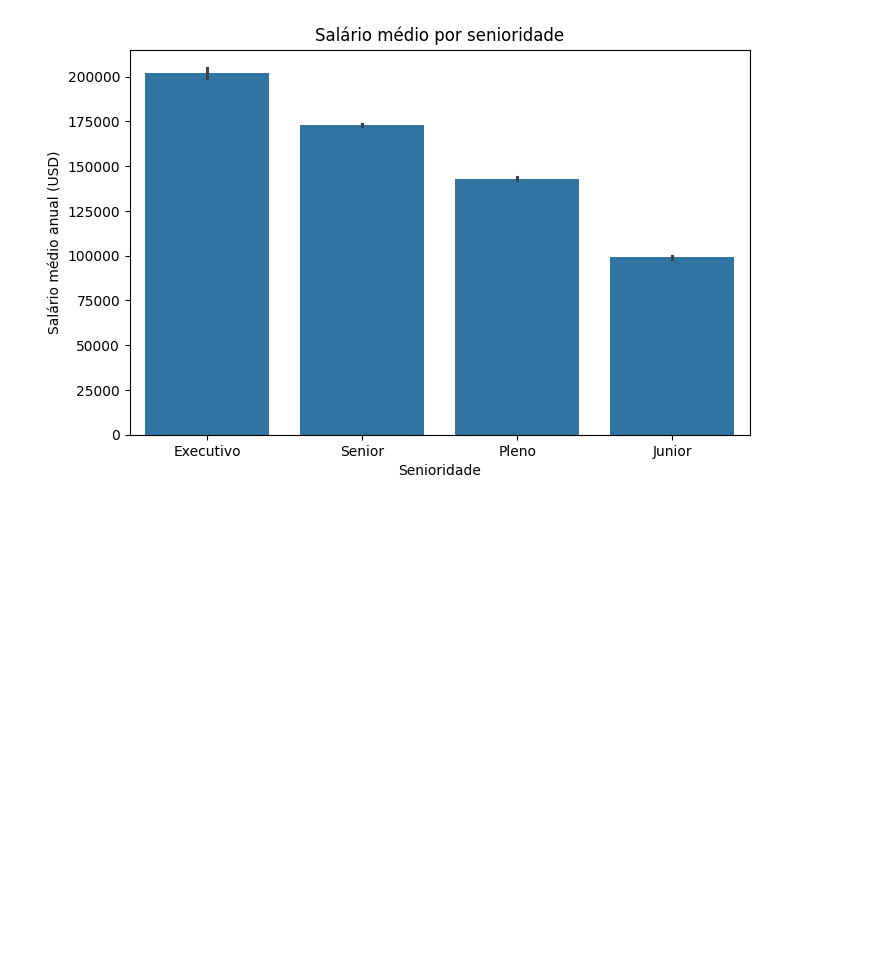
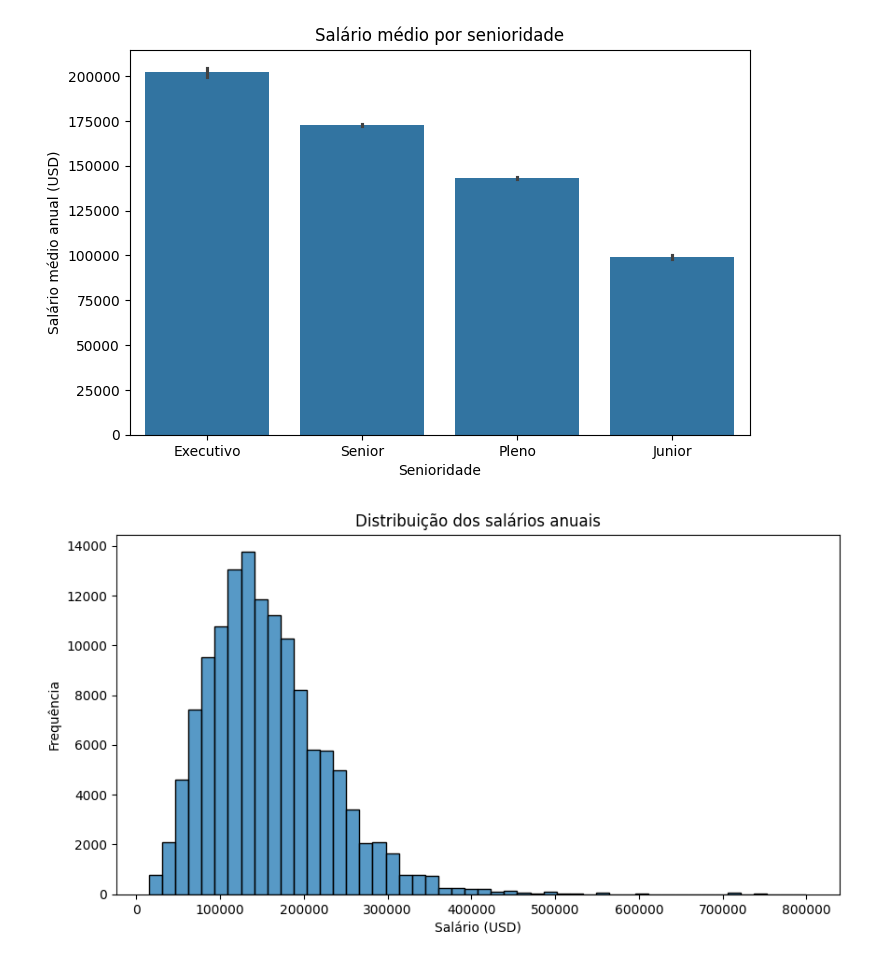
Before and after one commit to yapeansa/imersao_dados_python, a Jupyter notebook: main.ipynb, the cells around one changed output. Saved outputs shown, nothing was run; the diff lists cells and outputs as text; code cells hidden in the pictures; blank space fills up the shorter version.

```diff
--- a/main.ipynb
+++ b/main.ipynb
@@ -451,9 +466,11 @@ plt.show()
 # %% [output]
 [figure]
 # %%
-plt.figure(figsize=(8, 4))
-sns.histplot(df_limpos['usd'], bins=50, kde=True)
+plt.figure(figsize=(10, 5))
+sns.histplot(df_limpos['usd'], bins=50, kde=False)
 plt.title('Distribuição dos salários anuais')
 plt.xlabel('Salário (USD)')
 plt.ylabel('Frequência')
 plt.show()
+# %% [output]
+[figure, added]
```
Also changed, not shown: parts of 13 cells of this notebook, 1 other file.
